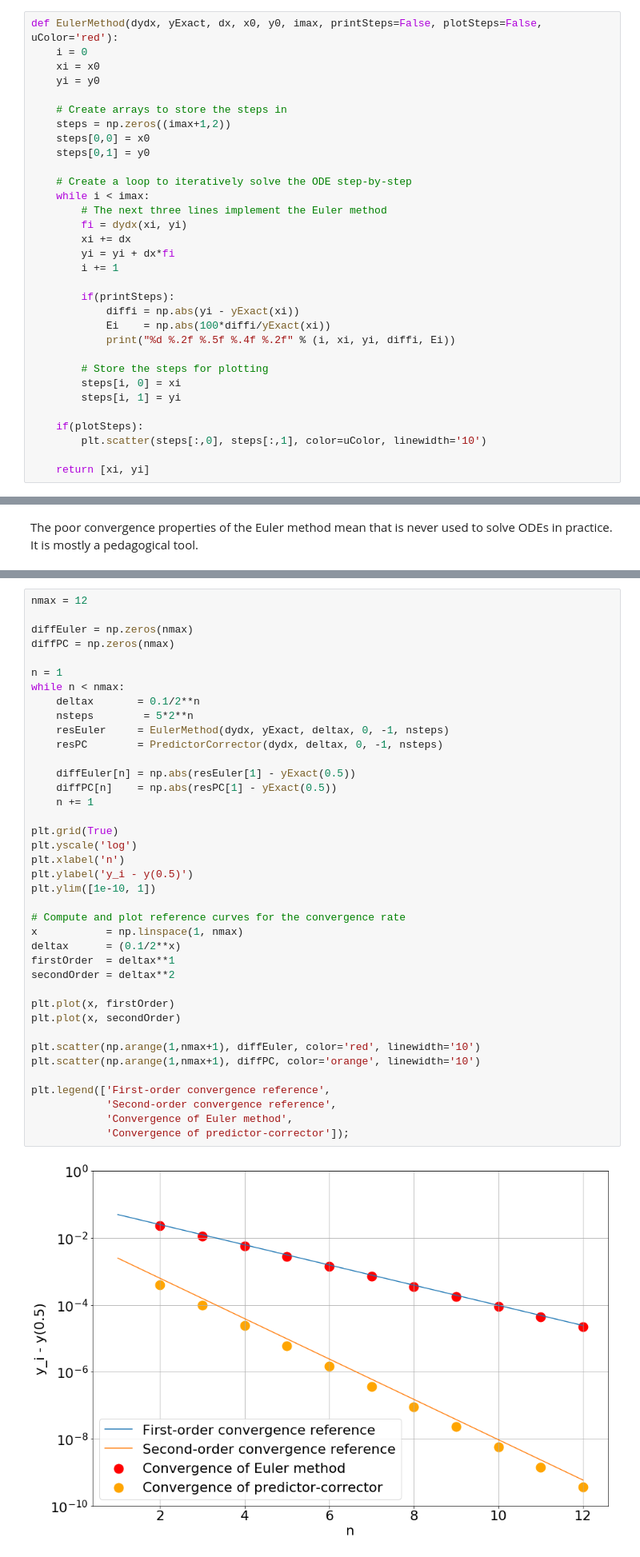
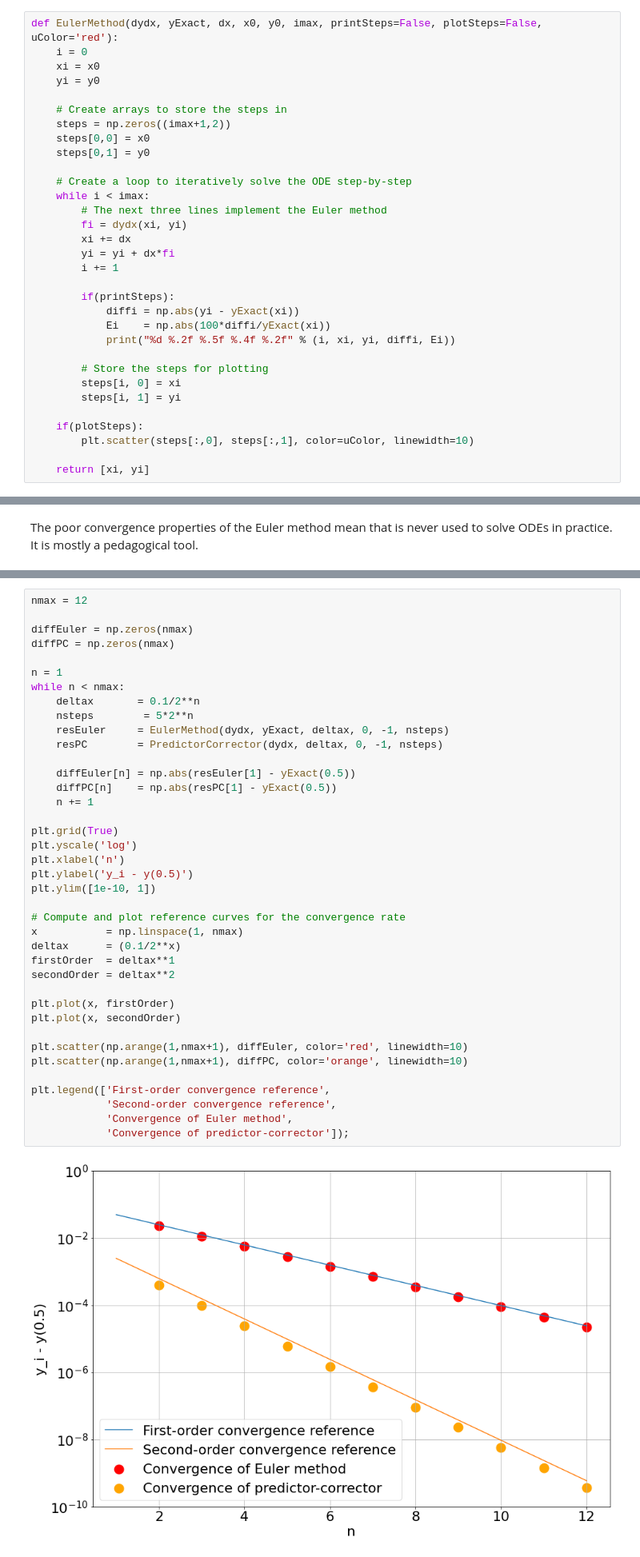
Before and after one commit to nielsw2/ACM20030-Examples, a Jupyter notebook: OrdinaryDifferentialEquations/EulerAndPredictor-CorrectorMethods.ipynb, the cells around one changed output, grey strips where cells are left out. Shown at 80% size. Cells and saved outputs as stored; diff of their text form.

```diff
--- a/OrdinaryDifferentialEquations/EulerAndPredictor-CorrectorMethods.ipynb
+++ b/OrdinaryDifferentialEquations/EulerAndPredictor-CorrectorMethods.ipynb
@@ -48,7 +48,7 @@ def EulerMethod(dydx, yExact, dx, x0, y0, imax, printSteps=False, plotSteps=Fals
         steps[i, 1] = yi
 
     if(plotSteps):
-        plt.scatter(steps[:,0], steps[:,1], color=uColor, linewidth='10')
+        plt.scatter(steps[:,0], steps[:,1], color=uColor, linewidth=10)
 
     return [xi, yi]
 # %%
@@ -243,35 +243,35 @@ while n < nmax:
     deltax       = 0.1/2**n
     nsteps        = 5*2**n
     resEuler     = EulerMethod(dydx, yExact, deltax, 0, -1, nsteps)
     resPC        = PredictorCorrector(dydx, deltax, 0, -1, nsteps)
 
     diffEuler[n] = np.abs(resEuler[1] - yExact(0.5))
     diffPC[n]    = np.abs(resPC[1] - yExact(0.5))
     n += 1
 
 plt.grid(True)
 plt.yscale('log')
 plt.xlabel('n')
 plt.ylabel('y_i - y(0.5)')
 plt.ylim([1e-10, 1])
 
 # Compute and plot reference curves for the convergence rate
 x           = np.linspace(1, nmax)
 deltax      = (0.1/2**x)
 firstOrder  = deltax**1
 secondOrder = deltax**2
 
 plt.plot(x, firstOrder)
 plt.plot(x, secondOrder)
 
-plt.scatter(np.arange(1,nmax+1), diffEuler, color='red', linewidth='10')
-plt.scatter(np.arange(1,nmax+1), diffPC, color='orange', linewidth='10')
+plt.scatter(np.arange(1,nmax+1), diffEuler, color='red', linewidth=10)
+plt.scatter(np.arange(1,nmax+1), diffPC, color='orange', linewidth=10)
 
 plt.legend(['First-order convergence reference',
             'Second-order convergence reference',
             'Convergence of Euler method',
             'Convergence of predictor-corrector']);
 # %% [output]
-[figure, old version]
+[figure, new version]
 # %% [markdown]
 We thus see that, as expected, the predictor-corrector method is **second-order** convergent, whereas the Euler method is **first-order** convergent
```
Also changed, not shown: parts of 8 cells of this notebook.
